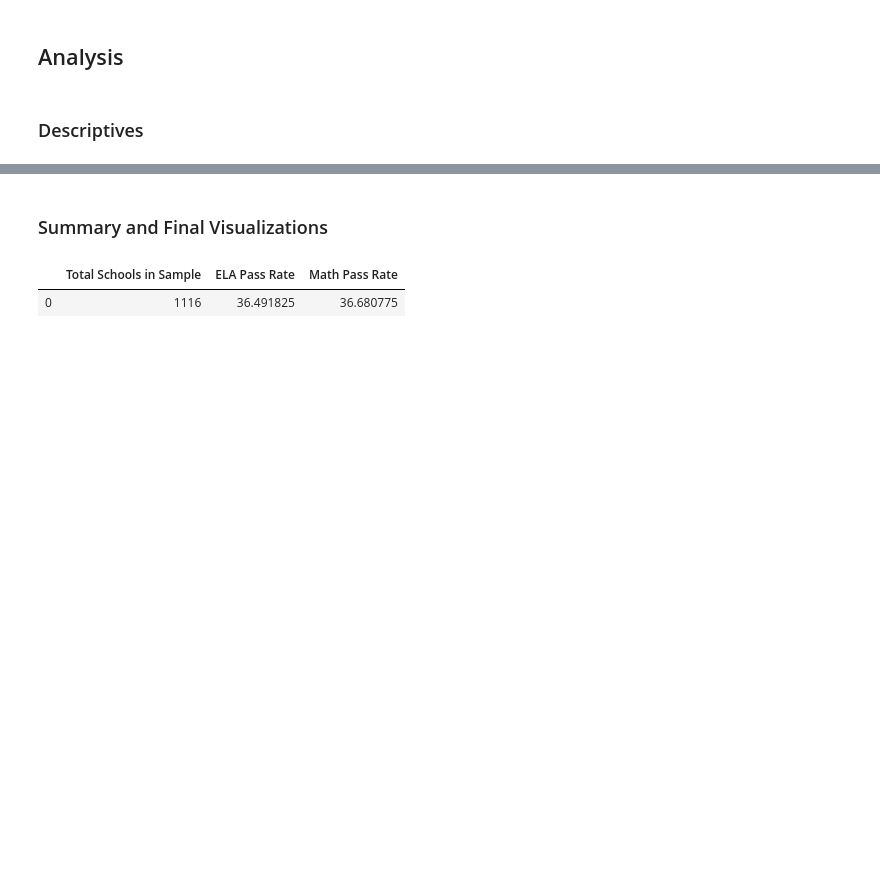
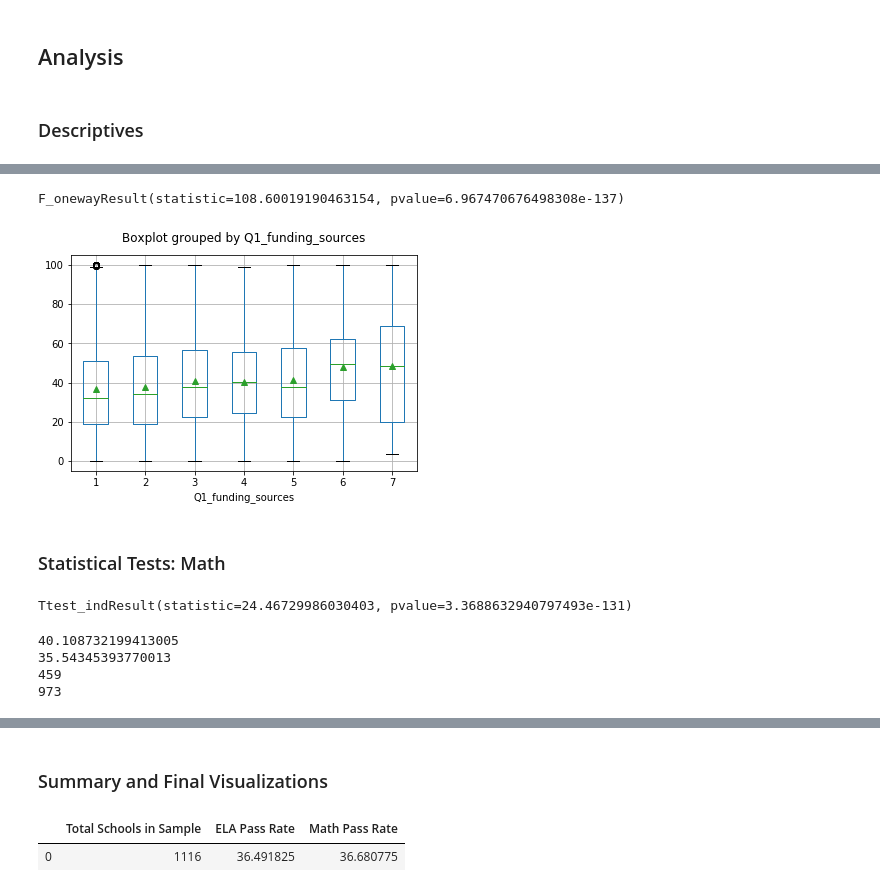
Before and after one commit to tomtav/arts-edu-impact, a Jupyter notebook: dev/katelin/Q2_Funding_Katelin.ipynb, the cells around one changed output, grey strips where cells are left out. Saved outputs shown, nothing was run; the diff lists cells and outputs as text; code cells hidden in the pictures; blank space fills up the shorter version.

```diff
--- a/dev/katelin/Q2_Funding_Katelin.ipynb
+++ b/dev/katelin/Q2_Funding_Katelin.ipynb
@@ -509,0 +701,72 @@ Ttest_indResult(statistic=22.754403980335855, pvalue=7.246357166153657e-114)
+# %%
+# treat these levels as categorical and run a one-way ANOVA
+
+ela_one_funder = ela_pass_rate_df[ela_pass_rate_df['Q1_funding_sources'] == 1]
+ela_two_funders = ela_pass_rate_df[ela_pass_rate_df['Q1_funding_sources'] == 2]
+ela_three_funders = ela_pass_rate_df[ela_pass_rate_df['Q1_funding_sources'] == 3]
+ela_four_funders = ela_pass_rate_df[ela_pass_rate_df['Q1_funding_sources'] == 4]
+ela_five_funders = ela_pass_rate_df[ela_pass_rate_df['Q1_funding_sources'] == 5]
+ela_six_funders = ela_pass_rate_df[ela_pass_rate_df['Q1_funding_sources'] == 6]
+ela_seven_funders = ela_pass_rate_df[ela_pass_rate_df['Q1_funding_sources'] == 7]
+
+
+# ANOVA
+stats.f_oneway(ela_one_funder['level_3_4_1'],
+               ela_two_funders['level_3_4_1'],
+               ela_three_funders['level_3_4_1'],
+               ela_four_funders['level_3_4_1'],
+               ela_five_funders['level_3_4_1'],
+               ela_six_funders['level_3_4_1'],
+               ela_seven_funders['level_3_4_1'])
+# %% [output]
+F_onewayResult(statistic=108.60019190463154, pvalue=6.967470676498308e-137)
+# %%
+ela_funders = ela_one_funder.append(
+               [ela_two_funders,
+               ela_three_funders,
+               ela_four_funders,
+               ela_five_funders,
+               ela_six_funders,
+               ela_seven_funders])
+ela_funders.boxplot('level_3_4_1', by = 'Q1_funding_sources', meanline = False, showmeans = True)
+plt.title('')
+plt.show()
+# %% [output]
+[figure, added]
+# %% [markdown]
+### Statistical Tests: Math
+# %%
+# T-Test: Is there a statistically signficant difference in state test pass rates for schools that have self-reported good funding versus schools that have self-reported poor funding?
+
+#  Math
+
+# Measure 1: Sufficient/Insuffcient Funding
+math_good_funding = math_pass_rate_df[(math_pass_rate_df['Q2_label'] == 'sufficient') | (math_pass_rate_df['Q2_label'] == 'abundant')]
+math_poor_funding = math_pass_rate_df[(math_pass_rate_df['Q2_label'] == 'insufficient') | (math_pass_rate_df['Q2_label'] == 'na')]
+
+# mean of each group
+math_good_mean = np.mean(math_good_funding['level_3_4_1'])
+math_poor_mean = np.mean(math_poor_funding['level_3_4_1'])
+
+# sample size of each group
+math_good_samplesize = len(math_good_funding['DBN'].unique())
+math_poor_samplesize = len(math_poor_funding['DBN'].unique())
+
+# Welch's t-test (do not assume equal variance)
+stats.ttest_ind(math_good_funding['level_3_4_1'], math_poor_funding['level_3_4_1'], equal_var=False, nan_policy='omit')
+# %% [output]
+Ttest_indResult(statistic=24.46729986030403, pvalue=3.3688632940797493e-131)
+# %%
+# regardless of how I divide it, there is a statistically significant difference between
+# schools with abundant/sufficient funding as compared to those with poor funding
+# (either including or exclusing those who reported N/A for that question)
+
+print(math_good_mean)
+print(math_poor_mean)
+print(math_good_samplesize)
+print(math_poor_samplesize)
+# %% [output]
+40.108732199413005
+35.54345393770013
+459
+973
```
Also changed, not shown: parts of 29 cells of this notebook.
